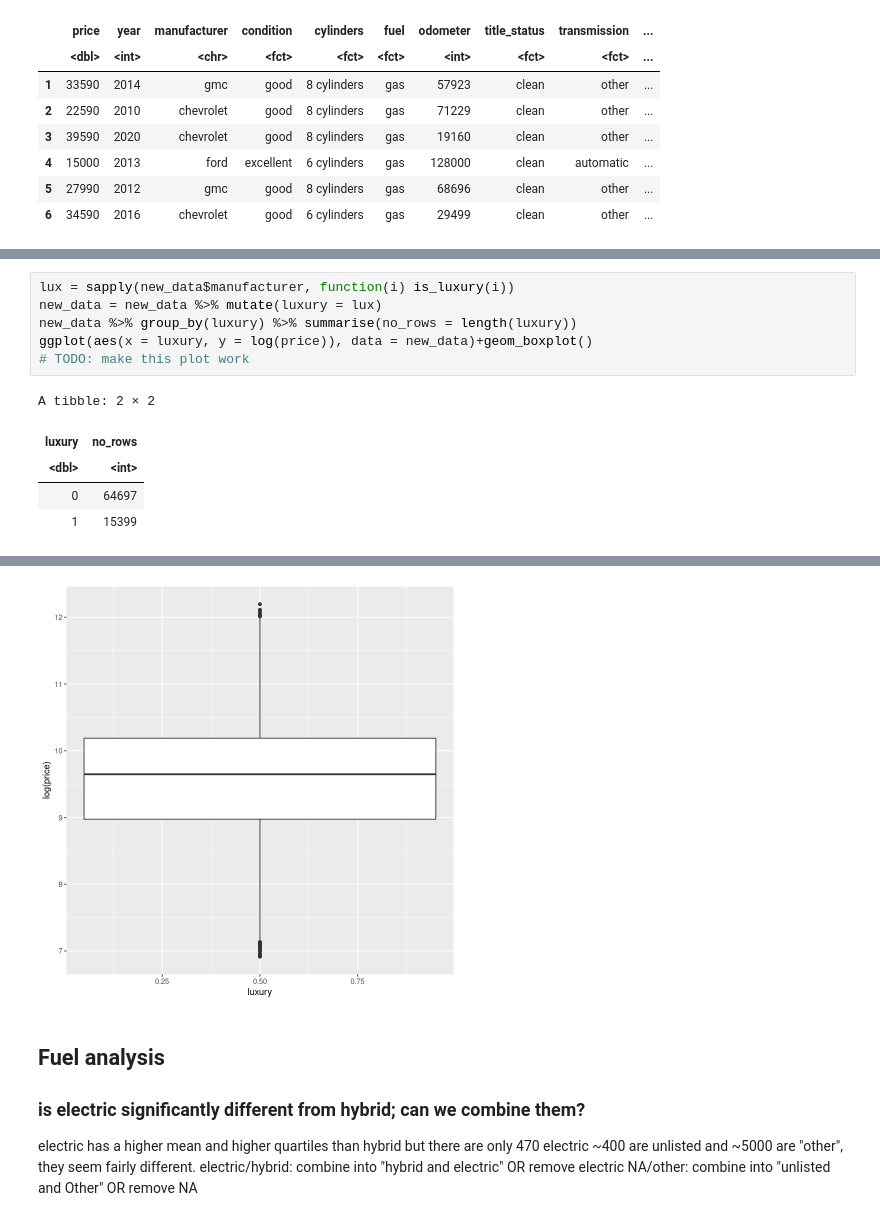
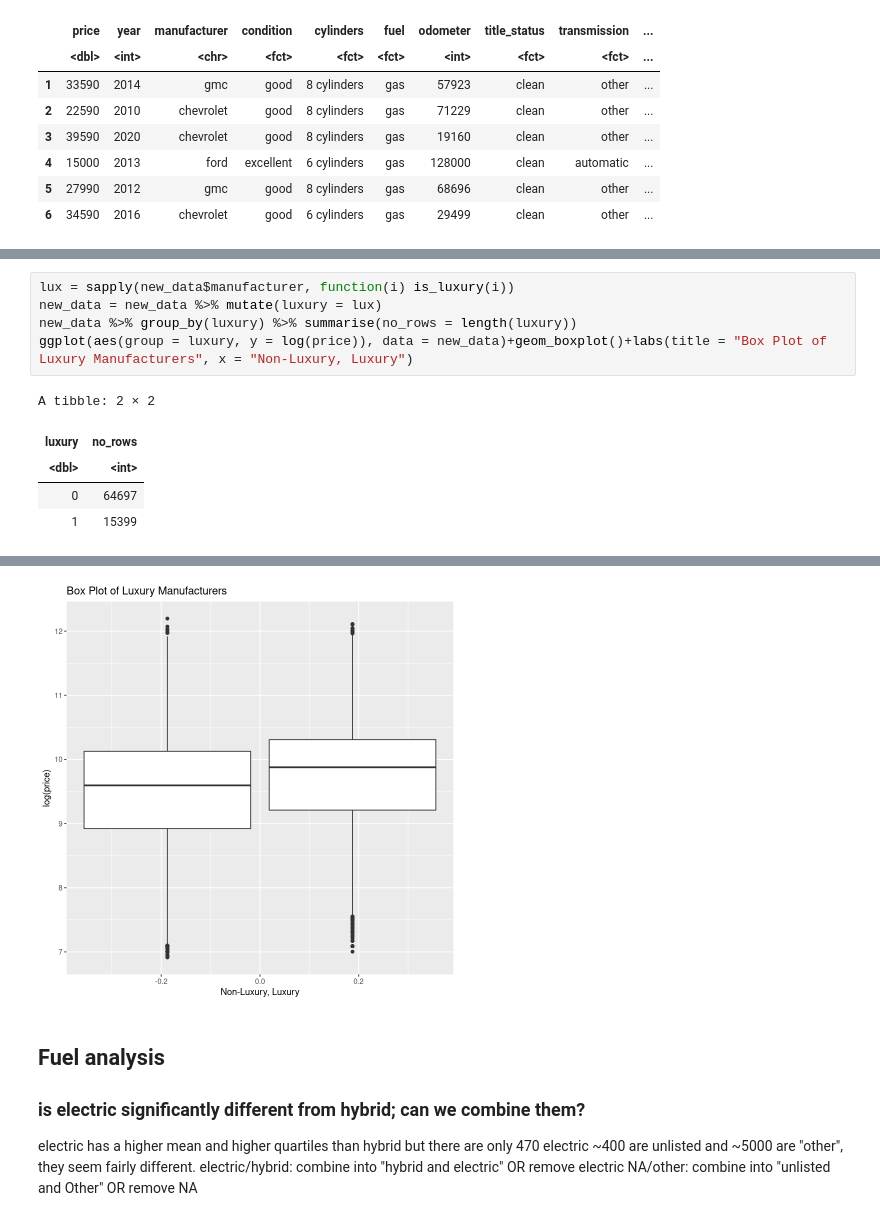
Before and after one commit to SorenRajani/STAT_447B_Project, a Jupyter notebook: 03a-EDA.ipynb, the cells around one changed output, grey strips where cells are left out. Cells and saved outputs as stored; diff of their text form.

```diff
--- a/03a-EDA.ipynb
+++ b/03a-EDA.ipynb
@@ -201,8 +207,7 @@ A tibble: 3 × 2
 lux = sapply(new_data$manufacturer, function(i) is_luxury(i))
 new_data = new_data %>% mutate(luxury = lux)
 new_data %>% group_by(luxury) %>% summarise(no_rows = length(luxury))
-ggplot(aes(x = luxury, y = log(price)), data = new_data)+geom_boxplot()
-# TODO: make this plot work
+ggplot(aes(group = luxury, y = log(price)), data = new_data)+geom_boxplot()+labs(title = "Box Plot of Luxury Manufacturers", x = "Non-Luxury, Luxury")
 # %% [output]
 A tibble: 2 × 2
 | luxury | no_rows |
@@ -214,4 +217,4 @@ Warning message:
-[figure, old version]
+[figure, new version]
 # %% [markdown]
 ## Fuel analysis
 ### is electric significantly different from hybrid; can we combine them?
```
Also changed, not shown: parts of 8 cells of this notebook.
